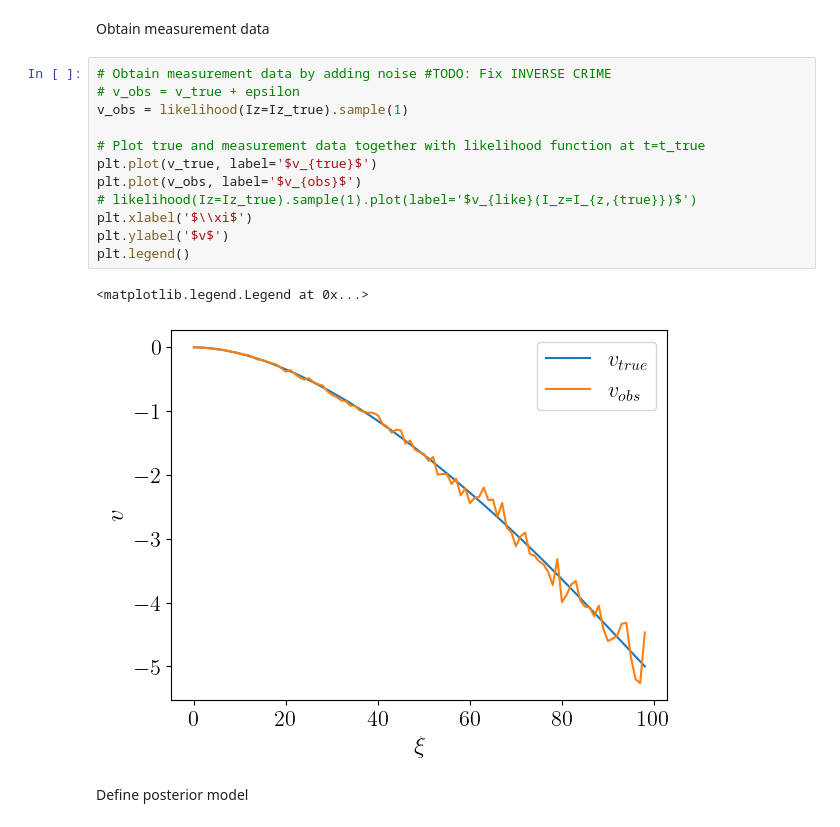
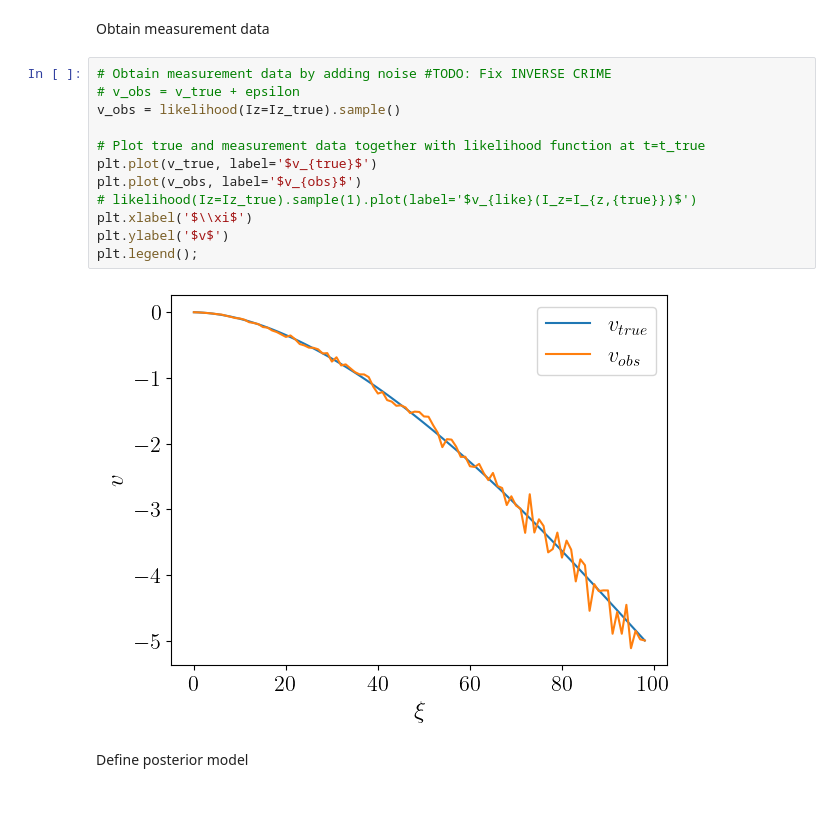
Before and after one commit to MarkusTHolm/BeamUQ, a Jupyter notebook: beamUQ.ipynb, the cells around one changed output. Drawn from its saved outputs; the diff is of its cells as text.

```diff
--- a/beamUQ.ipynb
+++ b/beamUQ.ipynb
@@ -145,18 +152,17 @@ Obtain measurement data
 # %%
 # Obtain measurement data by adding noise #TODO: Fix INVERSE CRIME
 # v_obs = v_true + epsilon
-v_obs = likelihood(Iz=Iz_true).sample(1)
+v_obs = likelihood(Iz=Iz_true).sample()
 
 # Plot true and measurement data together with likelihood function at t=t_true
 plt.plot(v_true, label='$v_{true}$')
 plt.plot(v_obs, label='$v_{obs}$')
 # likelihood(Iz=Iz_true).sample(1).plot(label='$v_{like}(I_z=I_{z,{true}})$')
 plt.xlabel('$\\xi$')
 plt.ylabel('$v$')
-plt.legend()
+plt.legend();
 # %% [output]
-<matplotlib.legend.Legend at 0x...>
-[figure, old version]
+[figure, new version]
 # %% [markdown]
 Define posterior model
 # %%
```
Also changed, not shown: parts of 6 cells of this notebook.
